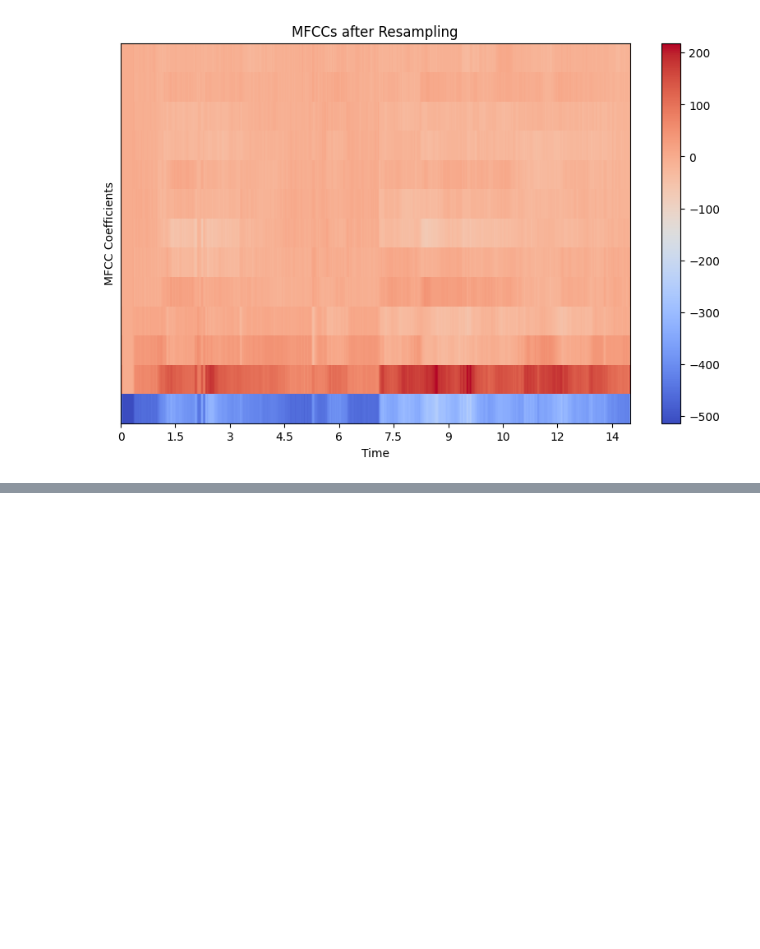
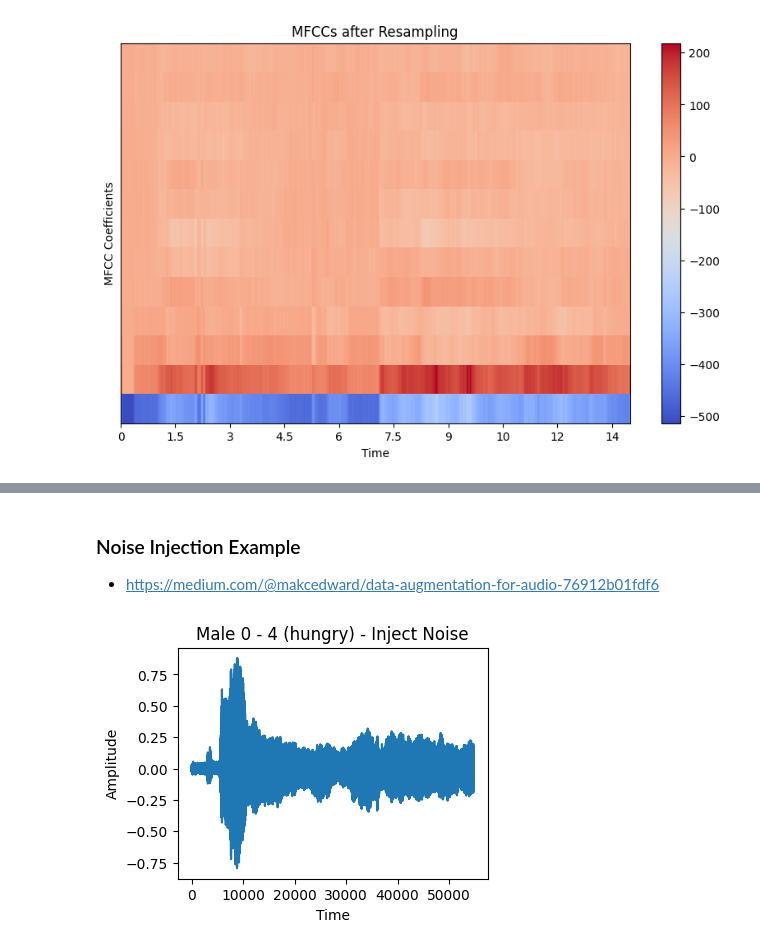
Before and after one commit to Deirdre-cyber/fyp-development, a Jupyter notebook: code/exploration_notebook.ipynb, the cells around one changed output, grey strips where cells are left out. Saved outputs shown, nothing was run; the diff lists cells and outputs as text; code cells hidden in the pictures; blank space fills up the shorter version.

```diff
--- a/code/exploration_notebook.ipynb
+++ b/code/exploration_notebook.ipynb
@@ -177,0 +194,24 @@ plt.show()
+# %% [markdown]
+### Noise Injection Example ###
+
+* https://medium.com/@makcedward/data-augmentation-for-audio-76912b01fdf6
+# %%
+import numpy as np
+
+def inject_noise(audio_data, noise_factor):
+    noise = np.random.randn(len(audio_data))
+    augmented_data = audio_data + noise_factor * noise
+    # Cast back to same data type
+    augmented_data = augmented_data.astype(type(audio_data[0]))
+    return augmented_data
+# %%
+augmented_data_noise = inject_noise(audio_data, 0.015)
+# %%
+plt.figure(figsize=(4, 3))
+plt.plot(augmented_data_noise)
+plt.title('Male 0 - 4 (hungry) - Inject Noise')
+plt.xlabel('Time')
+plt.ylabel('Amplitude')
+plt.show()
+# %% [output]
+[figure, added]
```
Also changed, not shown: parts of 42 cells of this notebook, 2 other files.
